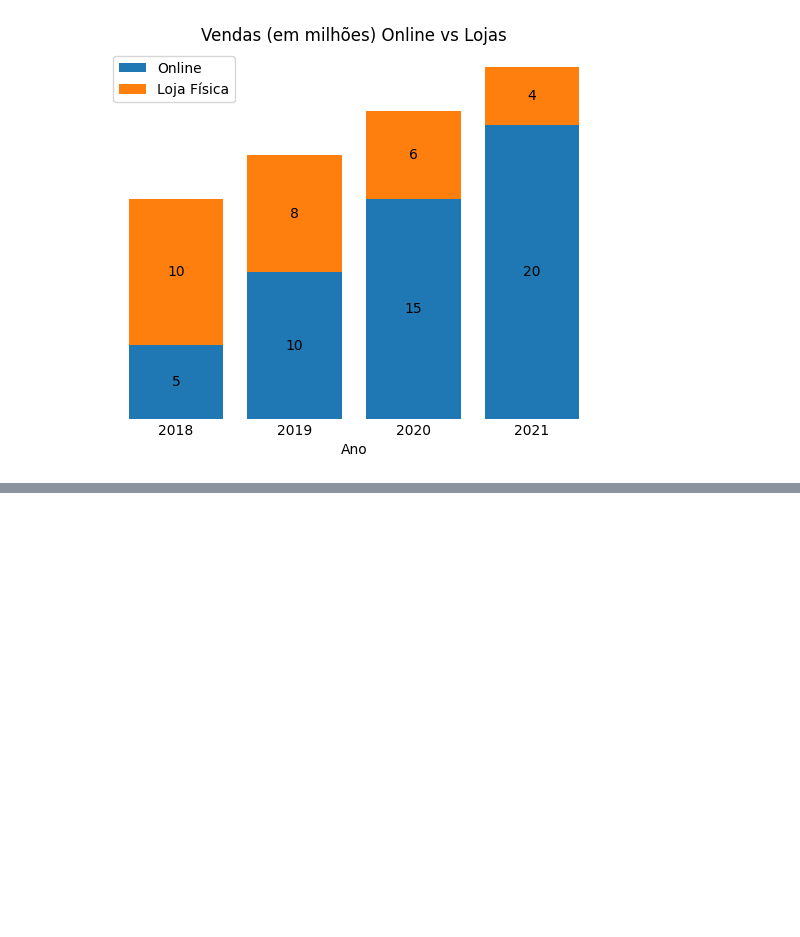
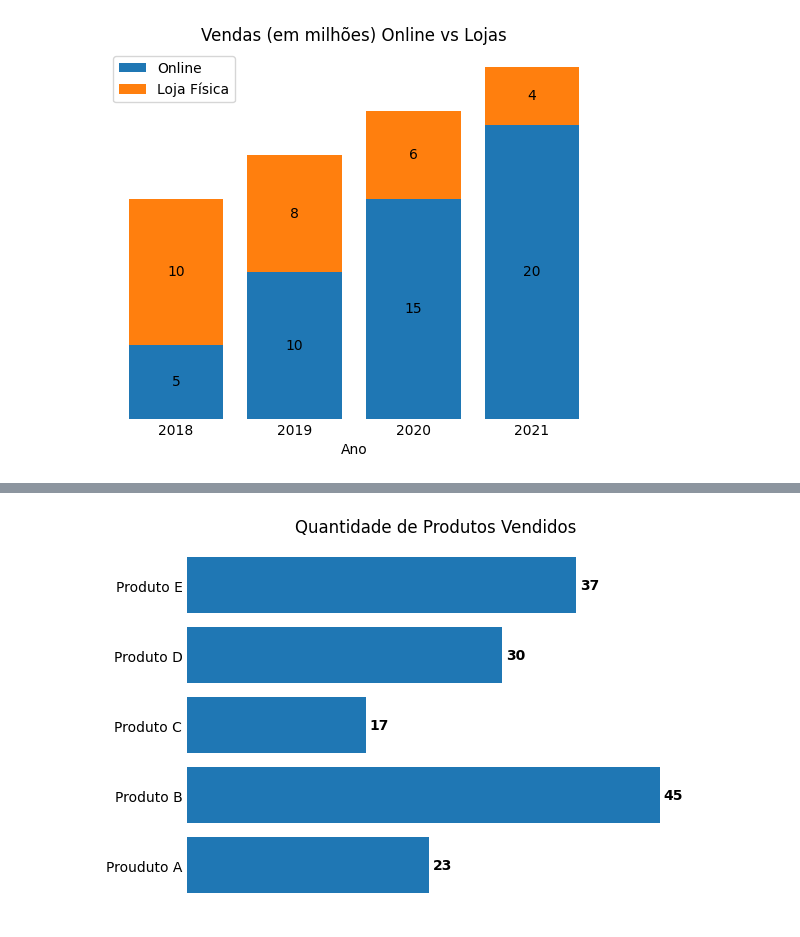
Before and after one commit to sdemoviart/data-viz-python-collection, a Jupyter notebook: bar_chart.ipynb, the cells around one changed output, grey strips where cells are left out. Drawn from its saved outputs; the diff is of its cells as text; code cells hidden in the pictures; blank space fills up the shorter version.

```diff
--- a/bar_chart.ipynb
+++ b/bar_chart.ipynb
@@ -133,0 +148,14 @@ plt.show()
+# %%
+produtos = ['Prouduto A', 'Produto B', 'Produto C', 'Produto D', 'Produto E']
+quantidades = [23, 45, 17, 30, 37]
+
+barras = plt.barh(produtos, quantidades)
+plt.bar_label(barras, labels=quantidades, padding=3, fontsize=10, fontweight='bold')
+plt.box(False)
+
+plt.xticks([])
+plt.tick_params(axis='y', length=0)
+plt.title('Quantidade de Produtos Vendidos')
+plt.show()
+# %% [output]
+[figure, added]
```
Also changed, not shown: parts of 2 cells of this notebook.
